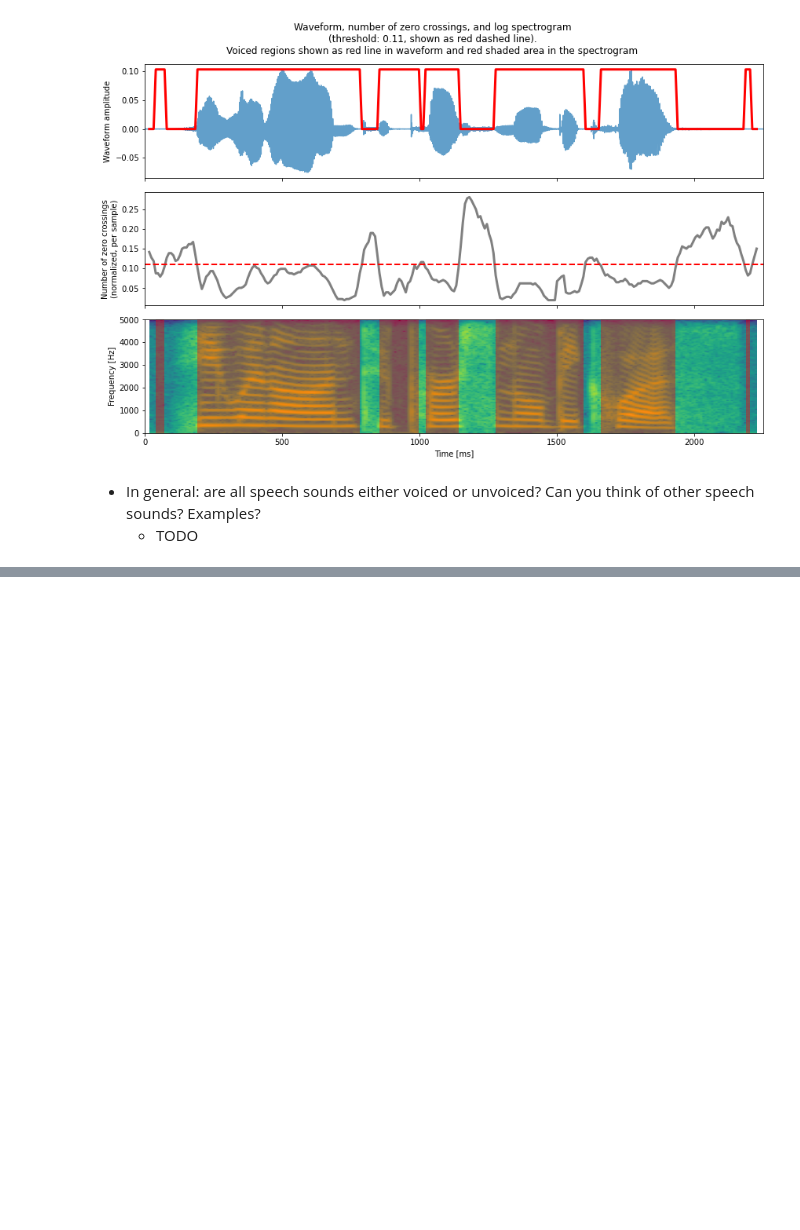
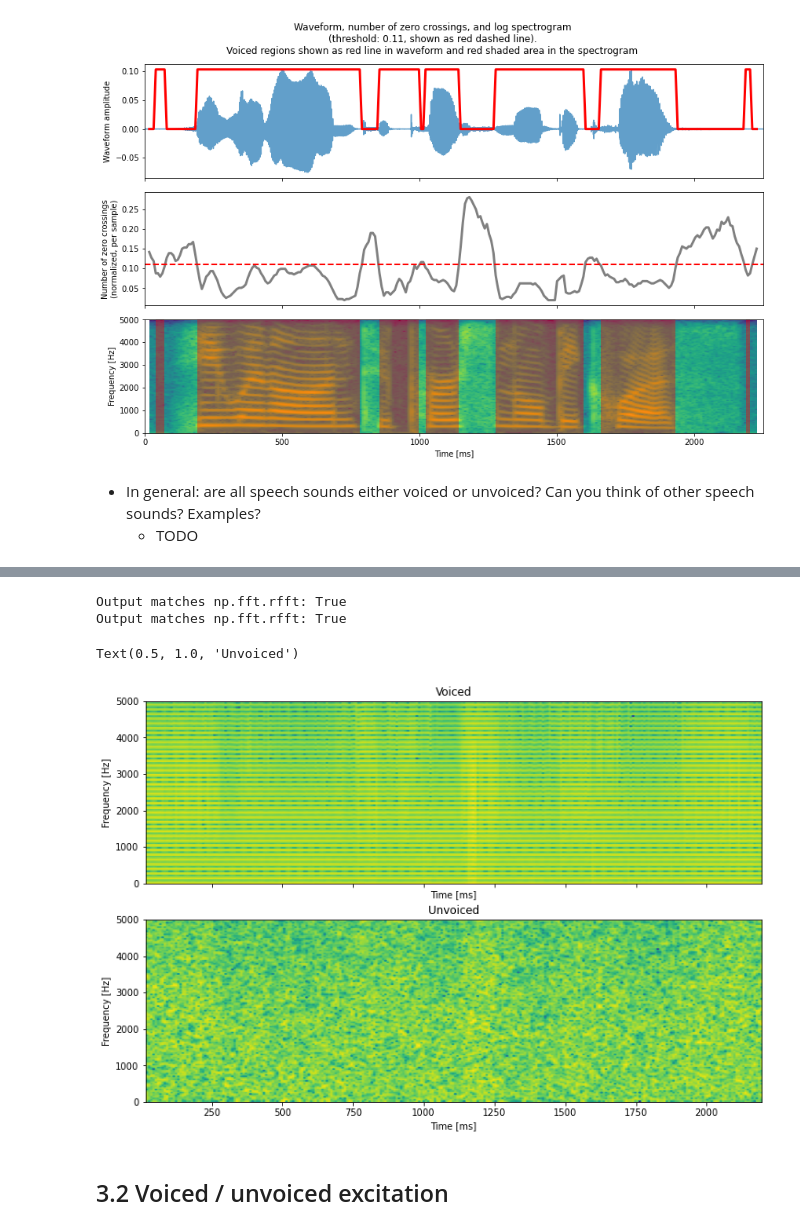
Before and after one commit to iibrahimli/ssp_sose2023, a Jupyter notebook: Exercise4/exercise4.ipynb, the cells around one changed output, grey strips where cells are left out. Saved outputs shown, nothing was run; the diff lists cells and outputs as text; code cells hidden in the pictures; blank space fills up the shorter version.

```diff
--- a/Exercise4/exercise4.ipynb
+++ b/Exercise4/exercise4.ipynb
@@ -237,0 +333,12 @@ Output matches np.fft.rfft: True
+# %%
+def filter_frames(frames: np.ndarray, lpcs: np.ndarray) -> np.ndarray:
+    segment_out = np.zeros_like(frames)
+    filter_state = None
+    for i in range(len(frames)):
+        segment_out[i], filter_state = filter_adaptively(
+            [1],
+            lpcs[i],
+            frames[i],
+            filter_state,
+        )
+    return segment_out
@@ -237,0 +369,17 @@ Output matches np.fft.rfft: True
+# %%
+# Plot spectrogram of the synthesized signals
+
+fig, axs = plt.subplots(2, 1, figsize=(12, 8), sharex=True)
+
+plot_log_spectrogram(voiced_out, fs, frame_length, frame_shift, max_freq=5000, fig=fig, ax=axs[0])
+axs[0].set_title("Voiced")
+
+plot_log_spectrogram(unvoiced_out, fs, frame_length, frame_shift, max_freq=5000, fig=fig, ax=axs[1])
+axs[1].set_title("Unvoiced")
+# %% [output]
+Output matches np.fft.rfft: True
+Output matches np.fft.rfft: True
+Text(0.5, 1.0, 'Unvoiced')
+[figure, added]
+# %% [markdown]
+## 3.2 Voiced / unvoiced excitation
```
Also changed, not shown: parts of 46 cells of this notebook, 3 other files.
